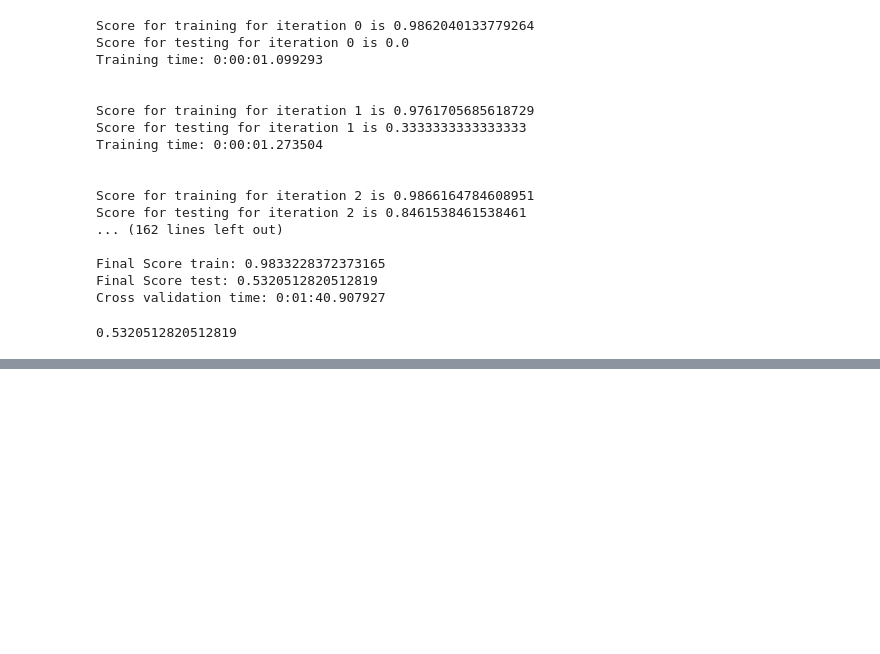
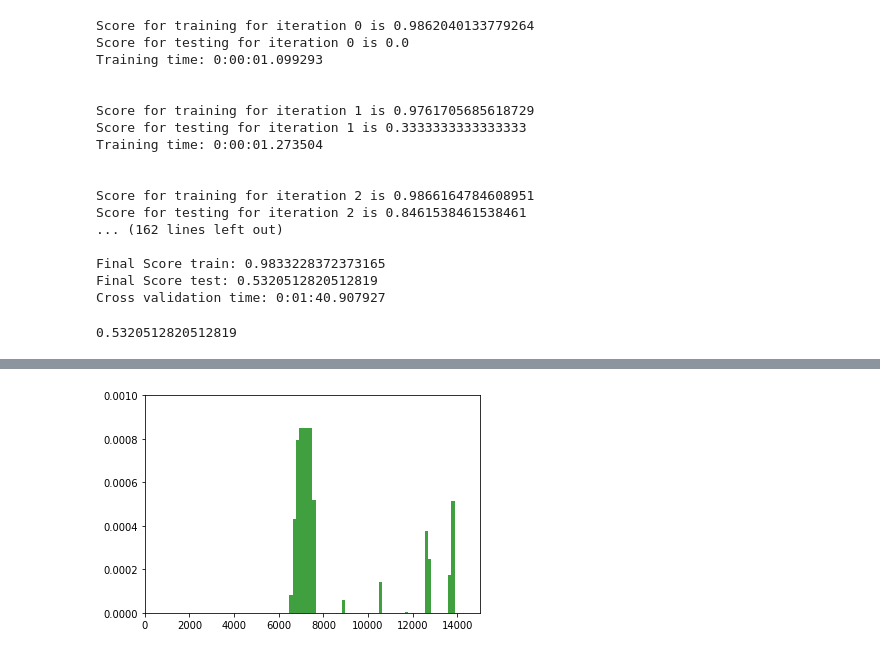
Before and after one commit to alexpacaud/kick-off-detection, a Jupyter notebook: kick_off_alex.ipynb, the cells around one changed output, grey strips where cells are left out. Cells and saved outputs as stored; diff of their text form; code cells hidden in the pictures; blank space fills up the shorter version.

```diff
--- a/kick_off_alex.ipynb
+++ b/kick_off_alex.ipynb
@@ -1042,0 +1675,8 @@ Cross validation time: 0:01:22.743529
+# %%
+%matplotlib inline
+n, bins, patches = plt.hist(l_classif, 50, density=True, facecolor='g', alpha=0.75)
+n, bins, patches = plt.hist([kickoff_indice], 3, density=True, facecolor='r', alpha=0.75)
+plt.axis([0, 15000, 0, 0.001])
+plt.show()
+# %% [output]
+[figure, added]
```
Also changed, not shown: parts of 58 cells of this notebook.
